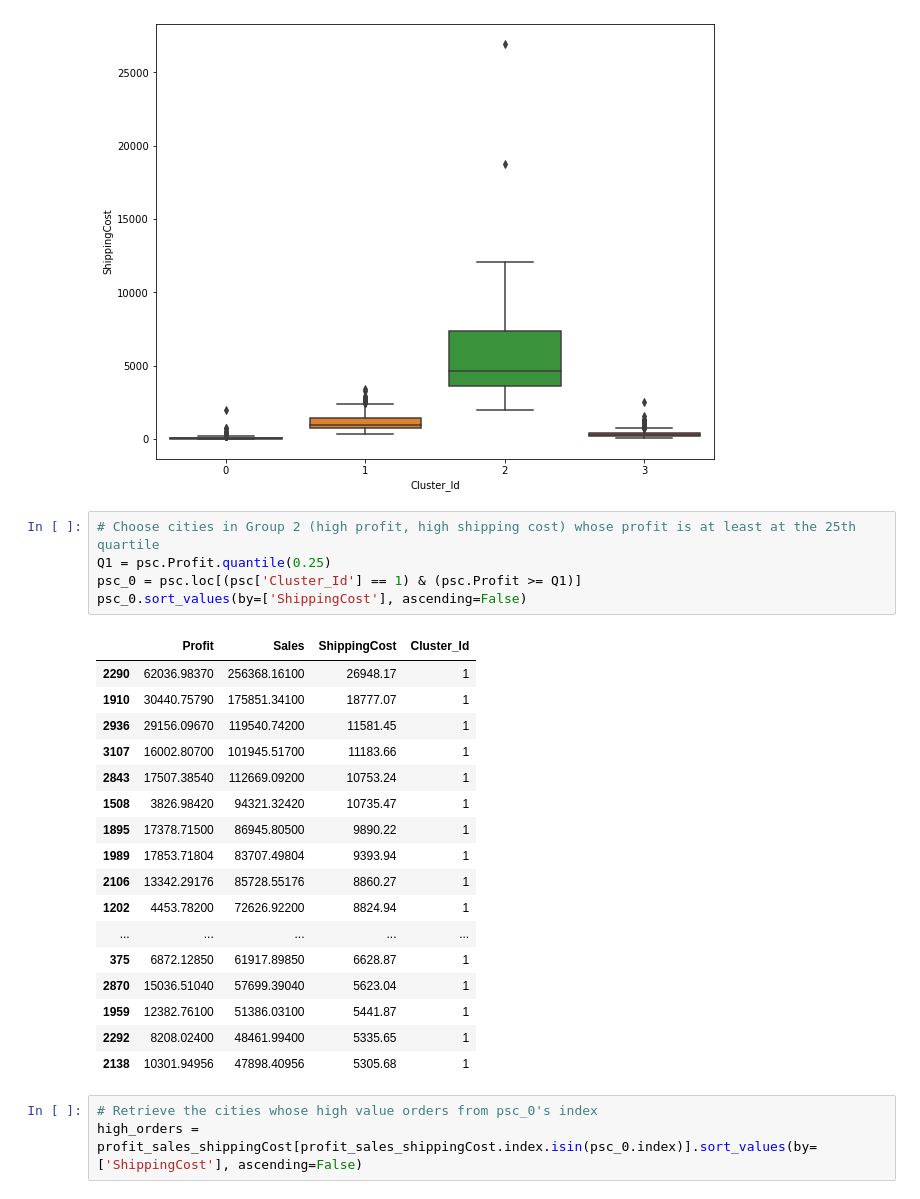
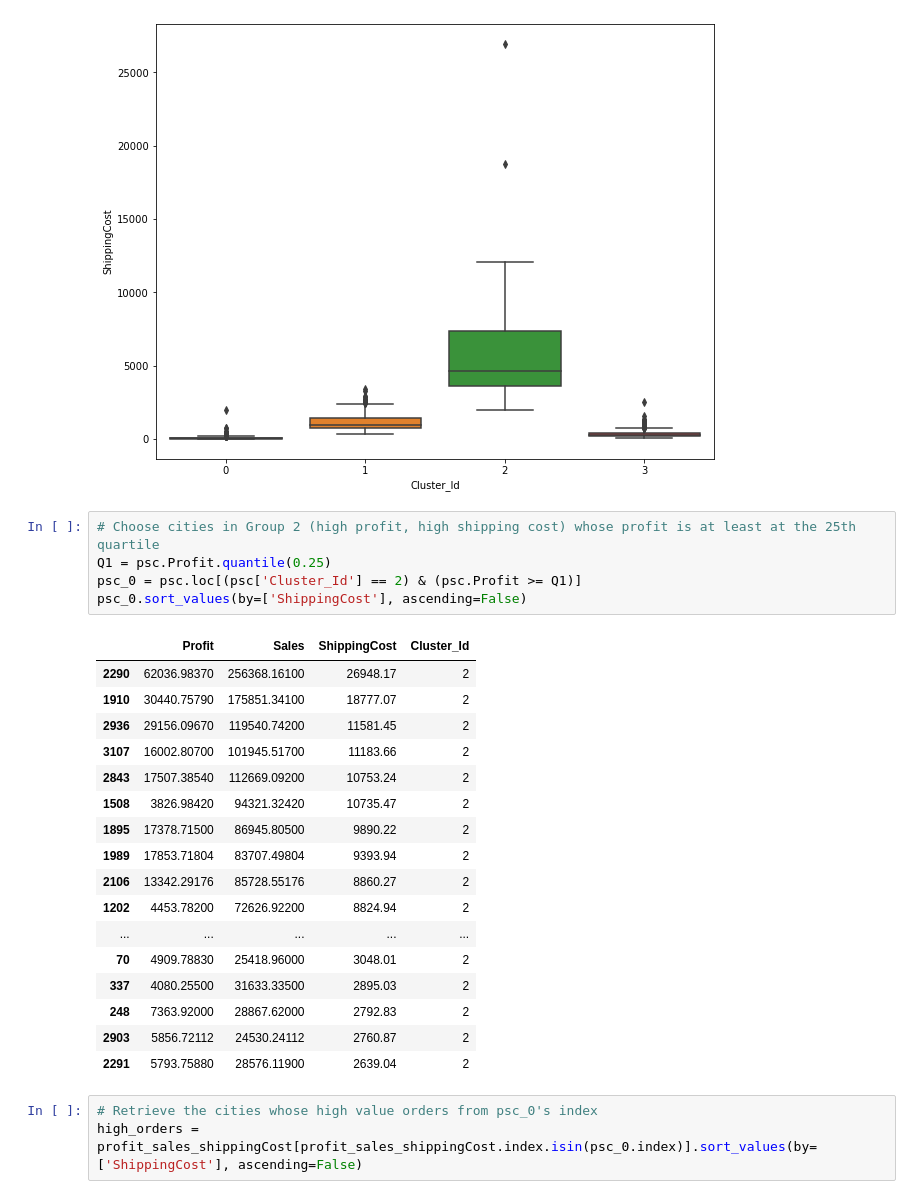
Before and after one commit to TuanDinhLe/DataMining, a Jupyter notebook: DataMining.ipynb, the cells around one changed output. Saved outputs shown, nothing was run; the diff lists cells and outputs as text.

```diff
--- a/DataMining.ipynb
+++ b/DataMining.ipynb
@@ -423,26 +423,26 @@ sns.boxplot(x='Cluster_Id', y='ShippingCost', data=psc)
 # %%
 # Choose cities in Group 2 (high profit, high shipping cost) whose profit is at least at the 25th quartile
 Q1 = psc.Profit.quantile(0.25)
-psc_0 = psc.loc[(psc['Cluster_Id'] == 1) & (psc.Profit >= Q1)]
+psc_0 = psc.loc[(psc['Cluster_Id'] == 2) & (psc.Profit >= Q1)]
 psc_0.sort_values(by=['ShippingCost'], ascending=False)
 # %% [output]
 |  | Profit | Sales | ShippingCost | Cluster_Id |
-| 2290 | 62036.98370 | 256368.16100 | 26948.17 | 1 |
-| 1910 | 30440.75790 | 175851.34100 | 18777.07 | 1 |
-| 2936 | 29156.09670 | 119540.74200 | 11581.45 | 1 |
-| 3107 | 16002.80700 | 101945.51700 | 11183.66 | 1 |
-| 2843 | 17507.38540 | 112669.09200 | 10753.24 | 1 |
-| 1508 | 3826.98420 | 94321.32420 | 10735.47 | 1 |
-| 1895 | 17378.71500 | 86945.80500 | 9890.22 | 1 |
-| 1989 | 17853.71804 | 83707.49804 | 9393.94 | 1 |
-| 2106 | 13342.29176 | 85728.55176 | 8860.27 | 1 |
-| 1202 | 4453.78200 | 72626.92200 | 8824.94 | 1 |
+| 2290 | 62036.98370 | 256368.16100 | 26948.17 | 2 |
+| 1910 | 30440.75790 | 175851.34100 | 18777.07 | 2 |
+| 2936 | 29156.09670 | 119540.74200 | 11581.45 | 2 |
+| 3107 | 16002.80700 | 101945.51700 | 11183.66 | 2 |
+| 2843 | 17507.38540 | 112669.09200 | 10753.24 | 2 |
+| 1508 | 3826.98420 | 94321.32420 | 10735.47 | 2 |
+| 1895 | 17378.71500 | 86945.80500 | 9890.22 | 2 |
+| 1989 | 17853.71804 | 83707.49804 | 9393.94 | 2 |
+| 2106 | 13342.29176 | 85728.55176 | 8860.27 | 2 |
+| 1202 | 4453.78200 | 72626.92200 | 8824.94 | 2 |
 | ... | ... | ... | ... | ... |
-| 375 | 6872.12850 | 61917.89850 | 6628.87 | 1 |
-| 2870 | 15036.51040 | 57699.39040 | 5623.04 | 1 |
-| 1959 | 12382.76100 | 51386.03100 | 5441.87 | 1 |
-| 2292 | 8208.02400 | 48461.99400 | 5335.65 | 1 |
-| 2138 | 10301.94956 | 47898.40956 | 5305.68 | 1 |
+| 70 | 4909.78830 | 25418.96000 | 3048.01 | 2 |
+| 337 | 4080.25500 | 31633.33500 | 2895.03 | 2 |
+| 248 | 7363.92000 | 28867.62000 | 2792.83 | 2 |
+| 2903 | 5856.72112 | 24530.24112 | 2760.87 | 2 |
+| 2291 | 5793.75880 | 28576.11900 | 2639.04 | 2 |
 # %%
 # Retrieve the cities whose high value orders from psc_0's index
 high_orders = profit_sales_shippingCost[profit_sales_shippingCost.index.isin(psc_0.index)].sort_values(by=['ShippingCost'], ascending=False)
```
Also changed, not shown: parts of 7 cells of this notebook.
